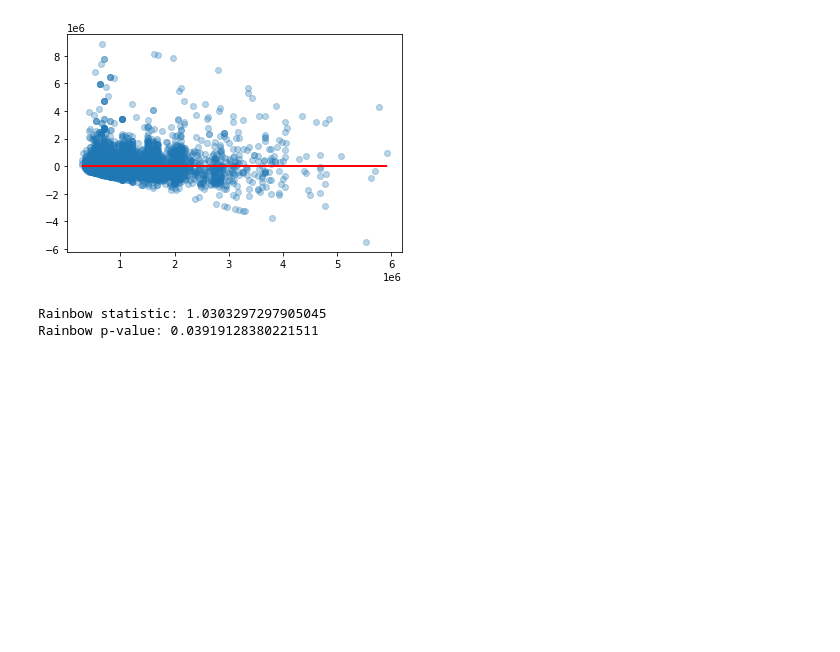
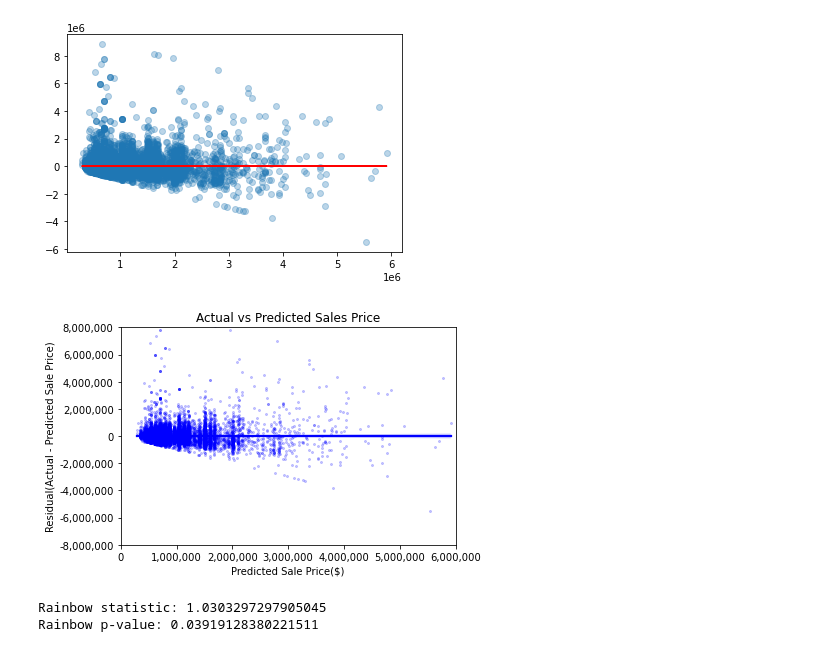
Before and after one commit to angelicacodes/phase_2_project_chicago-sf-seattle-ds-082420, a Jupyter notebook: notebooks/eda/Model_Testing_AD.ipynb, the cells around one changed output. Saved outputs shown, nothing was run; the diff lists cells and outputs as text; code cells hidden in the pictures; blank space fills up the shorter version.

Commit message:
sharing model

```diff
--- a/notebooks/eda/Model_Testing_AD.ipynb
+++ b/notebooks/eda/Model_Testing_AD.ipynb
@@ -602,6 +612,22 @@ plt.scatter(model4.predict(comb_df[x_cols]), model4.resid, alpha=.3)
 plt.plot(model4.predict(comb_df[x_cols]), [0 for i in range(len(comb_df))],color ='red');
 # %% [output]
 [figure]
+# %%
+# Scatter plot of Sq Feet vs Sale Price
+x= model4.predict(comb_df[x_cols])
+y= model4.resid
+chart = sns.regplot(x= x , y= y, color = "Blue", data = comb_df, scatter_kws={'alpha':0.2, 's': 4})
+chart.set(xlabel='Predicted Sale Price($)', ylabel='Residual(Actual - Predicted Sale Price)', title='Actual vs Predicted Sales Price')
+plt.ticklabel_format(style='plain', axis='y');
+chart.set(xlim=(0, 6000000), ylim=(-8000000, 8000000))
+plt.ticklabel_format(style='plain', axis='x')
+#plt.set_xticklabels(chart.get_xticklabels(), rotation=45, horizontalalignment='right')
+import matplotlib as mpl
+chart.yaxis.set_major_formatter(mpl.ticker.StrMethodFormatter('{x:,.0f}'))
+chart.xaxis.set_major_formatter(mpl.ticker.StrMethodFormatter('{x:,.0f}'))
+plt.savefig("../../reports/figures/Residuals.png", bbox_inches='tight', dpi=300)
+# %% [output]
+[figure, added]
 # %%
 #Rainbow test
 rainbow_statistic, rainbow_p_value = linear_rainbow(model4)
```
Also changed, not shown: parts of 3 cells of this notebook.
